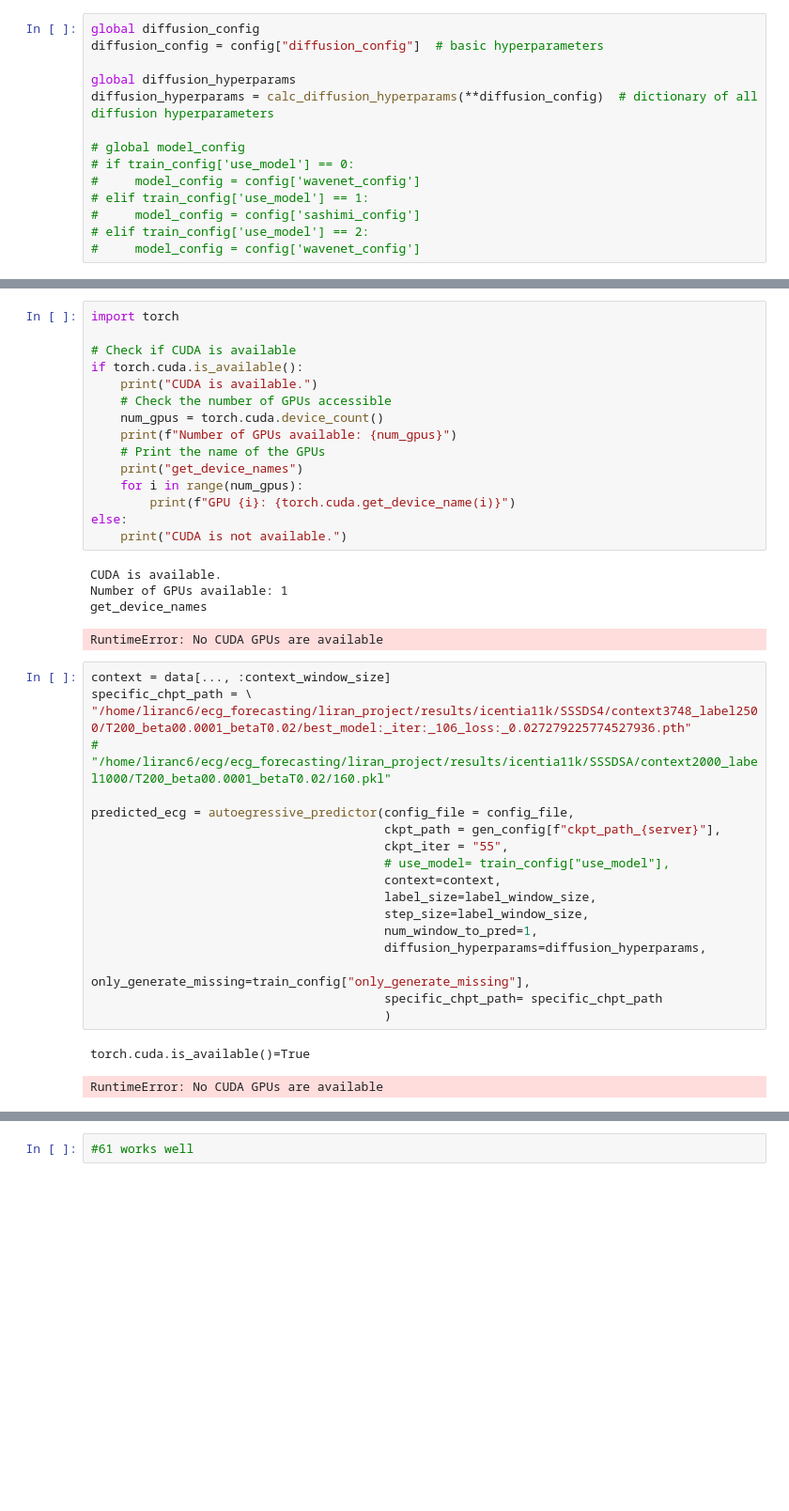
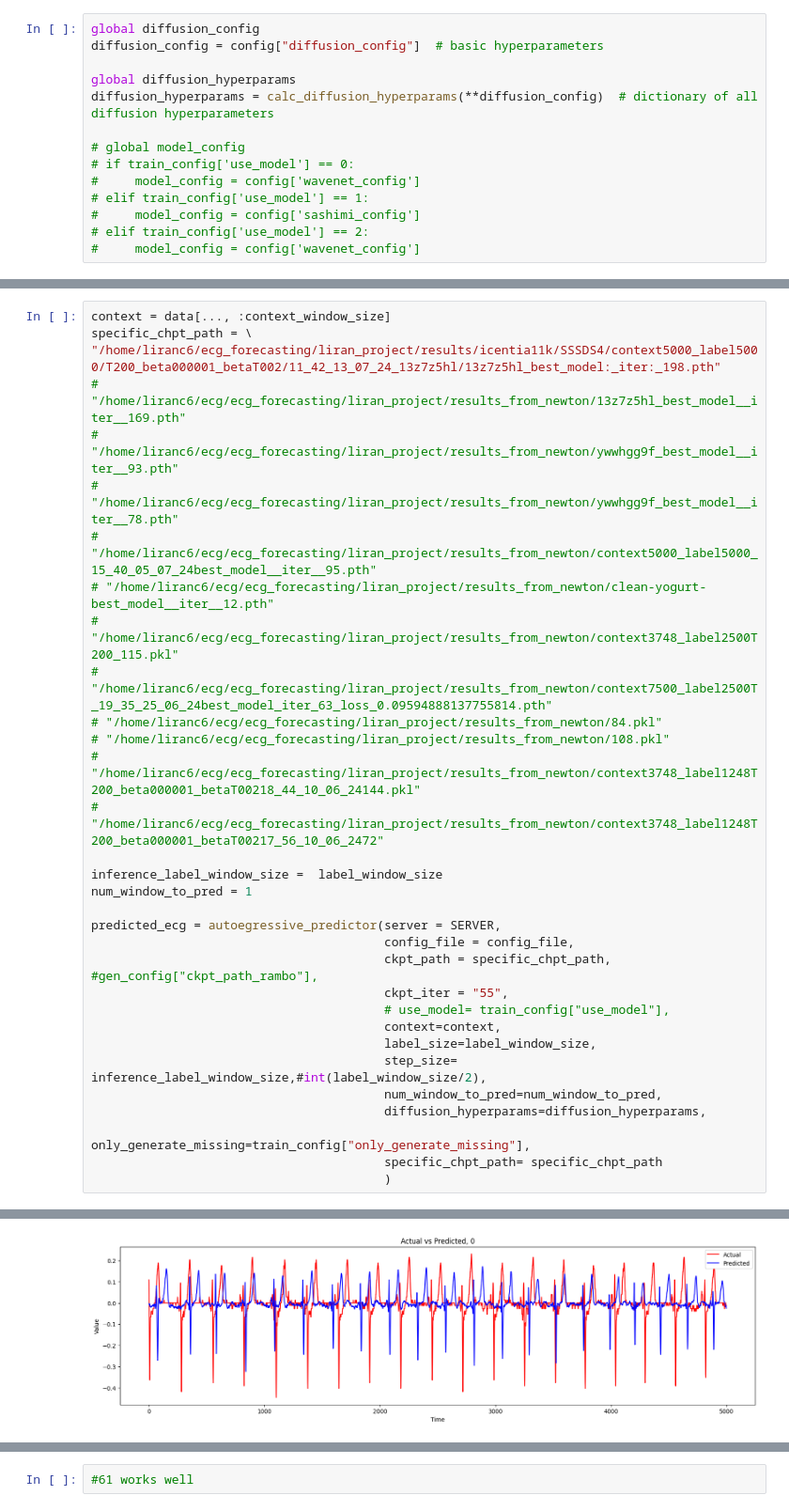
Before and after one commit to liranc6/ecg_forecasting, a Jupyter notebook: liran_project/notebooks/SSSD_inference.ipynb, the cells around one changed output, grey strips where cells are left out. Shown at 94% size. Drawn from its saved outputs; the diff is of its cells as text; blank space fills up the shorter version.

```diff
--- a/liran_project/notebooks/SSSD_inference.ipynb
+++ b/liran_project/notebooks/SSSD_inference.ipynb
@@ -485,41 +308,33 @@ No CUDA GPUs are available
-# %%
-import torch
-
-# Check if CUDA is available
-if torch.cuda.is_available():
-    print("CUDA is available.")
-    # Check the number of GPUs accessible
-    num_gpus = torch.cuda.device_count()
-    print(f"Number of GPUs available: {num_gpus}")
-    # Print the name of the GPUs
-    print("get_device_names")
-    for i in range(num_gpus):
-        print(f"GPU {i}: {torch.cuda.get_device_name(i)}")
-else:
-    print("CUDA is not available.")
-# %% [output]
-CUDA is available.
-Number of GPUs available: 1
-get_device_names
-RuntimeError: No CUDA GPUs are available
-# %%
-context = data[..., :context_window_size]
-specific_chpt_path = \
-"/home/liranc6/ecg_forecasting/liran_project/results/icentia11k/SSSDS4/context3748_label2500/T200_beta00.0001_betaT0.02/best_model:_iter:_106_loss:_0.027279225774527936.pth"
-# "/home/liranc6/ecg/ecg_forecasting/liran_project/results/icentia11k/SSSDSA/context2000_label1000/T200_beta00.0001_betaT0.02/160.pkl"
-
-predicted_ecg = autoegressive_predictor(config_file = config_file,
-                                        ckpt_path = gen_config[f"ckpt_path_{server}"],
-                                        ckpt_iter = "55",
-                                        # use_model= train_config["use_model"],
-                                        context=context,
-                                        label_size=label_window_size,
-                                        step_size=label_window_size,
-                                        num_window_to_pred=1,
-                                        diffusion_hyperparams=diffusion_hyperparams,
-                                        only_generate_missing=train_config["only_generate_missing"],
-                                        specific_chpt_path= specific_chpt_path
-                                        )
-# %% [output]
-torch.cuda.is_available()=True
-RuntimeError: No CUDA GPUs are available
+# %%
+context = data[..., :context_window_size]
+specific_chpt_path = \
+"/home/liranc6/ecg_forecasting/liran_project/results/icentia11k/SSSDS4/context5000_label5000/T200_beta000001_betaT002/11_42_13_07_24_13z7z5hl/13z7z5hl_best_model:_iter:_198.pth"
+# "/home/liranc6/ecg/ecg_forecasting/liran_project/results_from_newton/13z7z5hl_best_model__iter__169.pth"
+# "/home/liranc6/ecg/ecg_forecasting/liran_project/results_from_newton/ywwhgg9f_best_model__iter__93.pth"
+# "/home/liranc6/ecg/ecg_forecasting/liran_project/results_from_newton/ywwhgg9f_best_model__iter__78.pth"
+# "/home/liranc6/ecg/ecg_forecasting/liran_project/results_from_newton/context5000_label5000_15_40_05_07_24best_model__iter__95.pth"
+# "/home/liranc6/ecg/ecg_forecasting/liran_project/results_from_newton/clean-yogurt-best_model__iter__12.pth"
+# "/home/liranc6/ecg/ecg_forecasting/liran_project/results_from_newton/context3748_label2500T200_115.pkl"
+# "/home/liranc6/ecg/ecg_forecasting/liran_project/results_from_newton/context7500_label2500T_19_35_25_06_24best_model_iter_63_loss_0.09594888137755814.pth"
+# "/home/liranc6/ecg/ecg_forecasting/liran_project/results_from_newton/84.pkl"
+# "/home/liranc6/ecg/ecg_forecasting/liran_project/results_from_newton/108.pkl"
+# "/home/liranc6/ecg/ecg_forecasting/liran_project/results_from_newton/context3748_label1248T200_beta000001_betaT00218_44_10_06_24144.pkl"
+# "/home/liranc6/ecg/ecg_forecasting/liran_project/results_from_newton/context3748_label1248T200_beta000001_betaT00217_56_10_06_2472"
+
+inference_label_window_size =  label_window_size
+num_window_to_pred = 1
+
+predicted_ecg = autoegressive_predictor(server = SERVER,
+                                        config_file = config_file,
+                                        ckpt_path = specific_chpt_path, #gen_config["ckpt_path_rambo"],
+                                        ckpt_iter = "55",
+                                        # use_model= train_config["use_model"],
+                                        context=context,
+                                        label_size=label_window_size,
+                                        step_size= inference_label_window_size,#int(label_window_size/2),
+                                        num_window_to_pred=num_window_to_pred,
+                                        diffusion_hyperparams=diffusion_hyperparams,
+                                        only_generate_missing=train_config["only_generate_missing"],
+                                        specific_chpt_path= specific_chpt_path
+                                        )
+# %% [output]
@@ -525,0 +349 @@ RuntimeError: No CUDA GPUs are available
+[figure, added]
```
Also changed, not shown: parts of 21 cells of this notebook.
